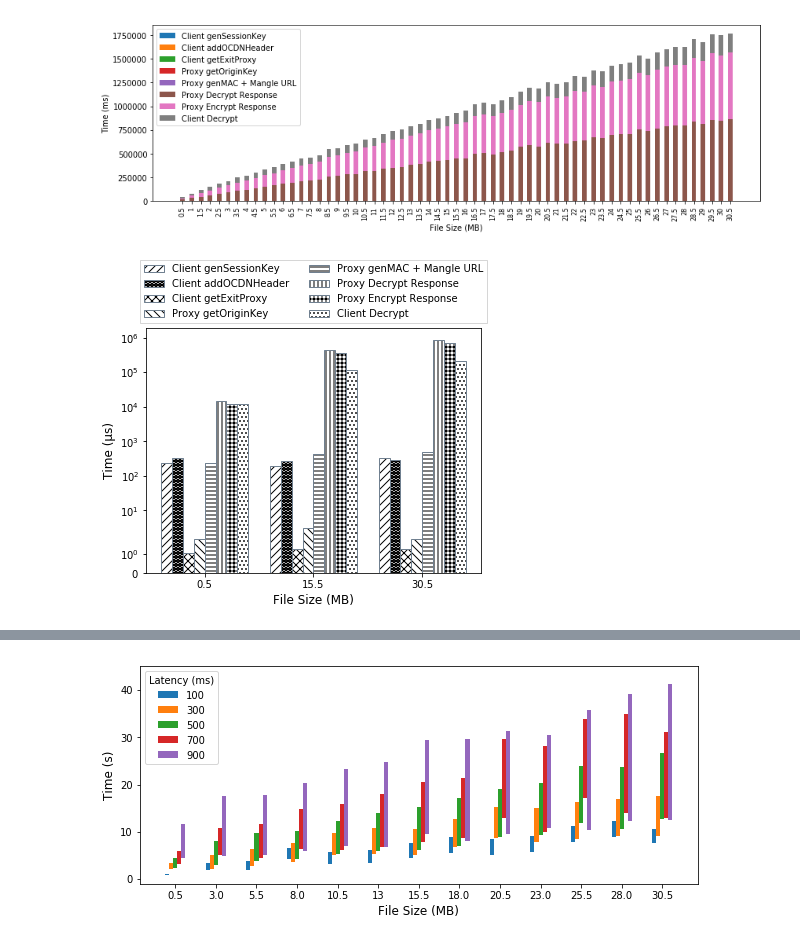
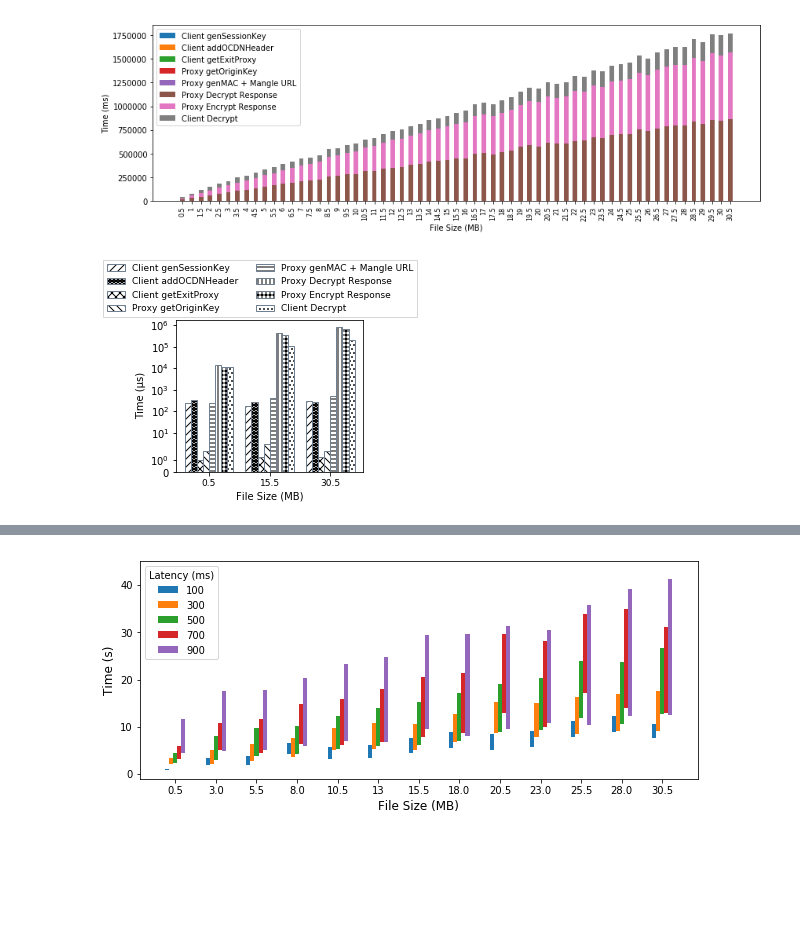
Before and after one commit to ae243/obliviousCDN, a Jupyter notebook: code/figure_code/OCDN_Figures.ipynb, the cells around one changed output, grey strips where cells are left out. Saved outputs shown, nothing was run; the diff lists cells and outputs as text; code cells hidden in the pictures; blank space fills up the shorter version.

Commit message:
paul figure changes

```diff
--- a/code/figure_code/OCDN_Figures.ipynb
+++ b/code/figure_code/OCDN_Figures.ipynb
@@ -156,8 +156,8 @@ N = len(sizelist)
 ind = np.arange(N)
 width = .5       # the width of the bars: can also be len(x) sequence
 
-plt.figure(figsize=(6,4.5))
-
+#plt.figure(figsize=(6,4.5))
+plt.figure(figsize=(3.35,2.8))
 
 p1 = plt.bar(ind[::30]-10.5, type1[::30], width=3,align='center',hatch=3*'/',facecolor='none',edgecolor='slategrey')
 p2 = plt.bar(ind[::30]-7.5, type2[::30], width=3,align='center',hatch=3*'O',facecolor='none',edgecolor='slategrey')
@@ -167,40 +167,41 @@ p5 = plt.bar(ind[::30]+1.5, type5[::30], width=3,align='center',hatch=3*'-',face
 p6 = plt.bar(ind[::30]+4.5, type6[::30], width=3,align='center',hatch=3*'|',facecolor='none',edgecolor='slategrey')
 p7 = plt.bar(ind[::30]+7.5, type7[::30], width=3,align='center',hatch=3*'+',facecolor='none',edgecolor='slategrey')
 p8 = plt.bar(ind[::30]+10.5, type8[::30], width=3,align='center',hatch=3*'.',facecolor='none',edgecolor='slategrey')
 #plt.plot(ind[::5]+1.2, type8[::5])
 
 #ax.bar(x-.5, list(map(sub, complete[0][::4],ttfb[0][::4])),color='r',width=0.5,bottom=ttfb[0][::4],align='center')
 #b1 = ax.bar(x-0.4, list(map(sub, complete[1][::5],ttfb[1][::5])),width=0.2,bottom=ttfb[1][::5],align='center')
 #ax.bar(x-0.2, list(map(sub, complete[2][::4],ttfb[2][::4])),width=0.2,bottom=ttfb[2][::4],align='center')
 #b3 = ax.bar(x-0.2, list(map(sub, y3[::5],y3ttfb[::5])),width=0.2,bottom=y3ttfb[::5],align='center')
 #ax.bar(x-0.1, list(map(sub, complete[4],ttfb[4])),width=0.2,bottom=ttfb[4],align='center')
 #b5 = ax.bar(x, list(map(sub, complete[5][::5],ttfb[5][::5])),width=.2,bottom=ttfb[5][::5],align='center')
 #ax.bar(x+0.1, list(map(sub, y6,y6ttfb)),width=0.2,bottom=y6ttfb,align='center')
 #b7 = ax.bar(x+0.2,list(map(sub, y7[::5],y7ttfb[::5])),width=0.2,bottom=y7ttfb[::5],align='center')
 #ax.bar(x+0.3, list(map(sub, complete[8],ttfb[8])),width=0.5,bottom=ttfb[8],align='center')
 #b9 = ax.bar(x+0.4, list(map(sub, complete[9][::5],ttfb[9][::5])),width=0.2,bottom=ttfb[9][::5],align='center')
 #ax.bar(x+1, list(map(sub, complete[10],ttfb[10])),width=0.5,bottom=ttfb[10],align='center')
 
 
 #plt.ylim(0, 5)
 plt.yscale('symlog')
 ticklist = ['0.5','15.5','30.5']
-plt.xticks(ind[::30], ticklist, fontsize=10)
-plt.xlabel('File Size (MB)',fontsize=12)
-plt.ylabel(u'Time (\u03bcs)',fontsize=12)
+plt.xticks(ind[::30], ticklist, fontsize=9)
+plt.xlabel('File Size (MB)',fontsize=10)
+plt.ylabel(u'Time (\u03bcs)',fontsize=10)
 #plt.tight_layout()
 
-plt.legend((p1[0], p2[0], p3[0],p4[0],p5[0],p6[0],p7[0],p8[0]), ('Client genSessionKey', 'Client addOCDNHeader','Client getExitProxy','Proxy getOriginKey','Proxy genMAC + Mangle URL','Proxy Decrypt Response','Proxy Encrypt Response','Client Decrypt'),loc='upper center', bbox_to_anchor=(0.5, +1.3),
-          fancybox=False, shadow=False, ncol=2,fontsize=10)
+plt.legend((p1[0], p2[0], p3[0],p4[0],p5[0],p6[0],p7[0],p8[0]), ('Client genSessionKey', 'Client addOCDNHeader','Client getExitProxy','Proxy getOriginKey','Proxy genMAC + Mangle URL','Proxy Decrypt Response','Proxy Encrypt Response','Client Decrypt'),
+           loc='upper center', bbox_to_anchor=(0.45, +1.42),
+          fancybox=False, shadow=False, ncol=2,fontsize=9)
 
 #plt.xlabel('test', fontsize=12)
 #plt.xlim(0,100)
 #plt.savefig('stackedbars.png')
 
-plt.savefig('loggrouped.pdf',bbox_inches="tight")
+plt.savefig('loggrouped_2.pdf',bbox_inches="tight")
 plt.show()
 # %% [output]
-[figure, old version]
+[figure, new version]
 # %%
 %matplotlib inline
 
```
Also changed, not shown: parts of 2 cells of this notebook, 12 other files.
